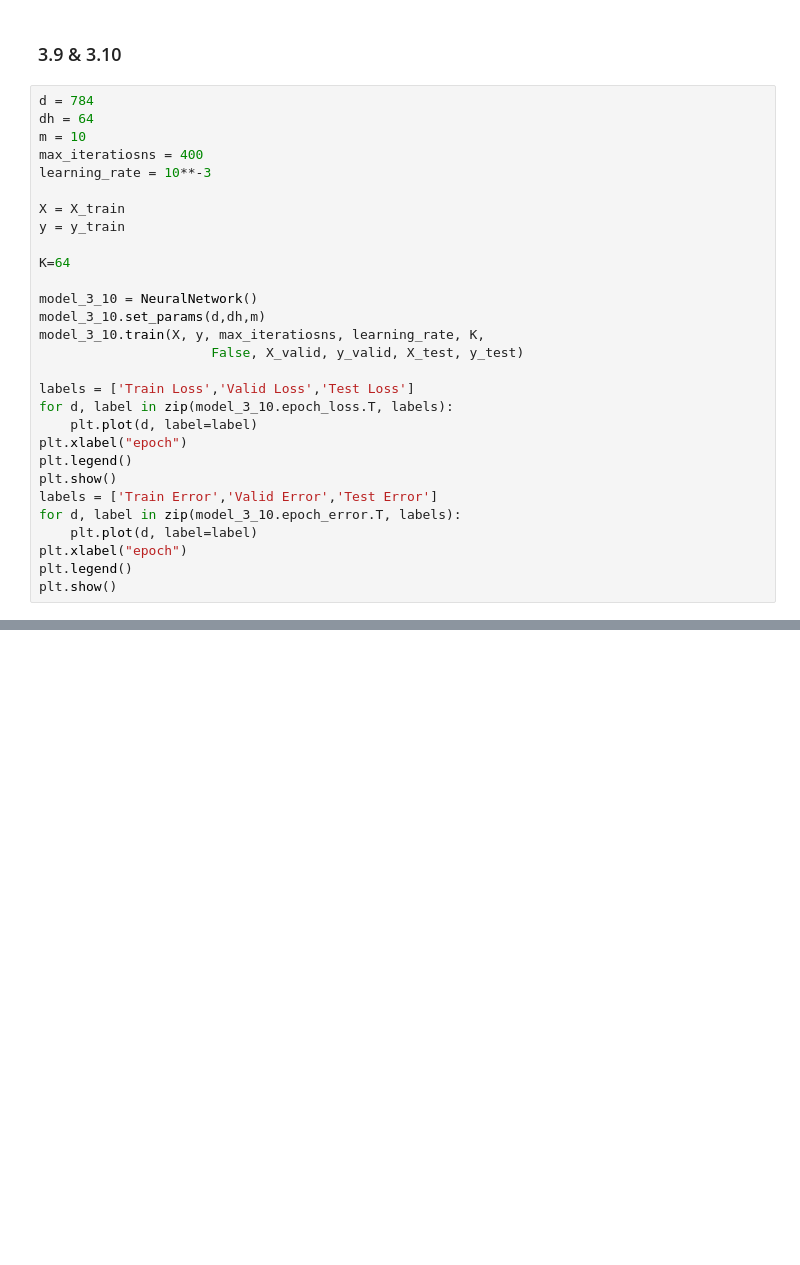
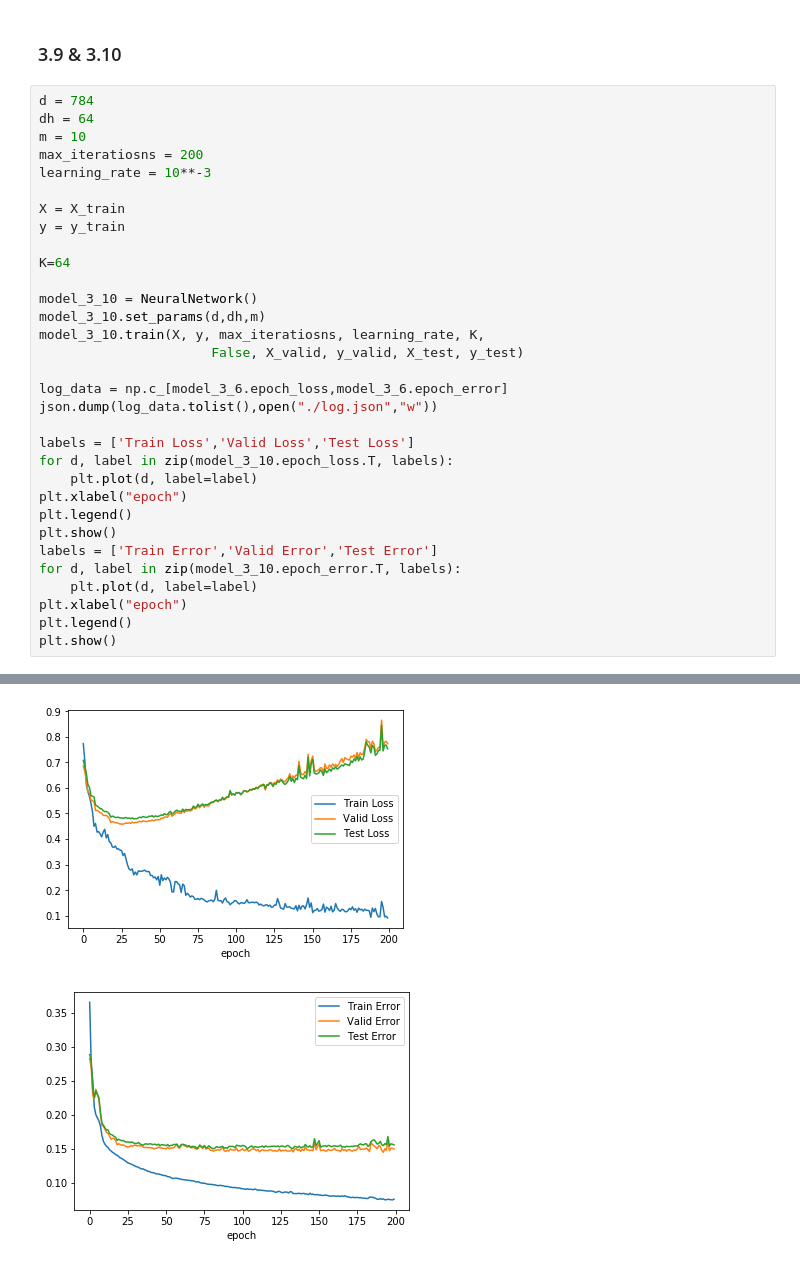
Before and after one commit to quatrejuin/ml_homework_3_code, a Jupyter notebook: ml_homework_3.ipynb, the cells around one changed output, grey strips where cells are left out. Drawn from its saved outputs; the diff is of its cells as text; blank space fills up the shorter version.

```diff
--- a/ml_homework_3.ipynb
+++ b/ml_homework_3.ipynb
@@ -795,31 +817,36 @@ Wall time: 744 ms
 # %%
 d = 784
 dh = 64
 m = 10
-max_iteratiosns = 400
+max_iteratiosns = 200
 learning_rate = 10**-3
 
 X = X_train
 y = y_train
 
 K=64
 
 model_3_10 = NeuralNetwork()
 model_3_10.set_params(d,dh,m)
 model_3_10.train(X, y, max_iteratiosns, learning_rate, K,
                       False, X_valid, y_valid, X_test, y_test)
+
+log_data = np.c_[model_3_6.epoch_loss,model_3_6.epoch_error]
+json.dump(log_data.tolist(),open("./log.json","w"))
 
 labels = ['Train Loss','Valid Loss','Test Loss']
 for d, label in zip(model_3_10.epoch_loss.T, labels):
     plt.plot(d, label=label)
 plt.xlabel("epoch")
 plt.legend()
 plt.show()
 labels = ['Train Error','Valid Error','Test Error']
 for d, label in zip(model_3_10.epoch_error.T, labels):
     plt.plot(d, label=label)
 plt.xlabel("epoch")
 plt.legend()
 plt.show()
 # %% [output]
 [interactive output not drawn]
+[figure, added]
+[figure, added]
```
Also changed, not shown: parts of 8 cells of this notebook.
